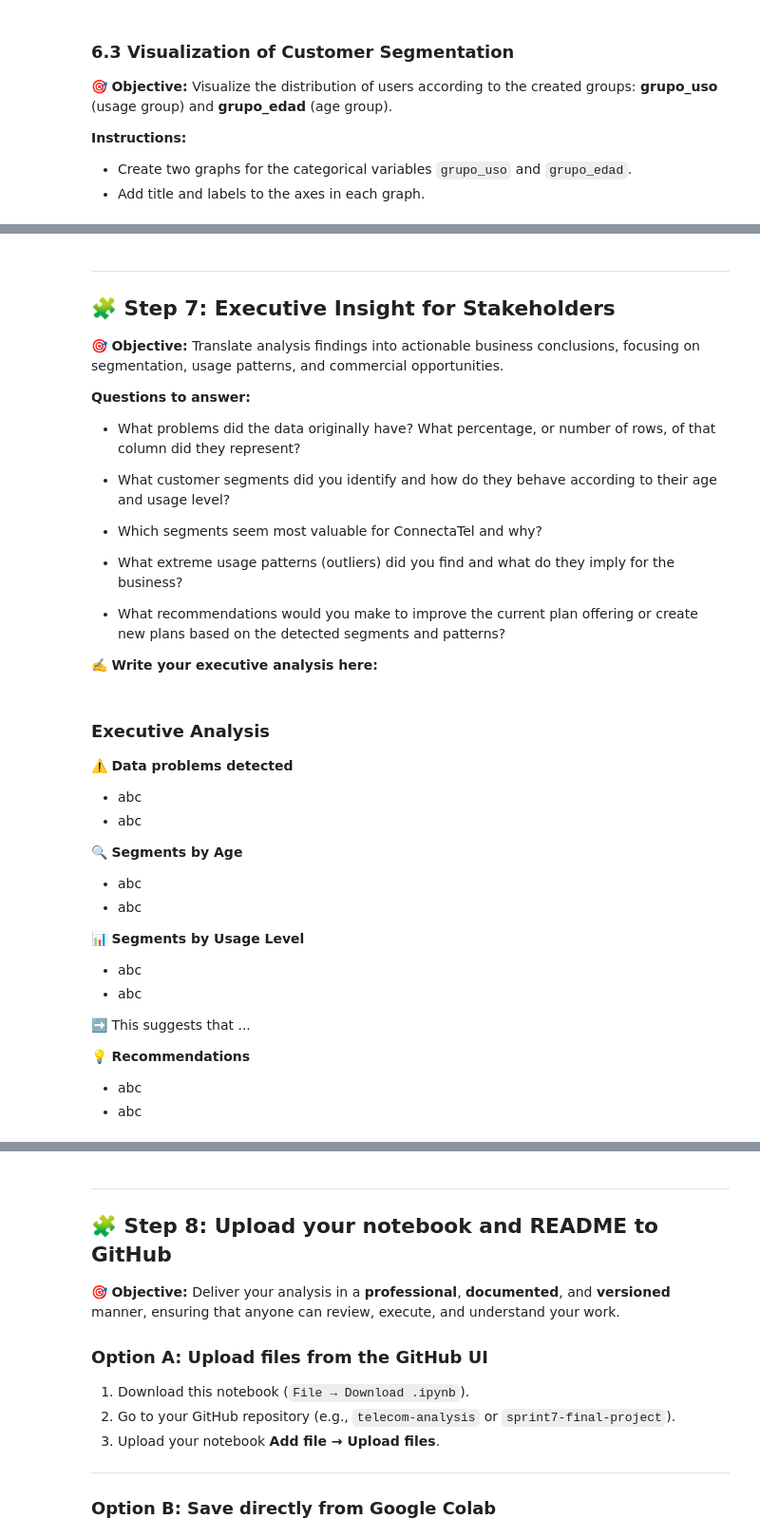
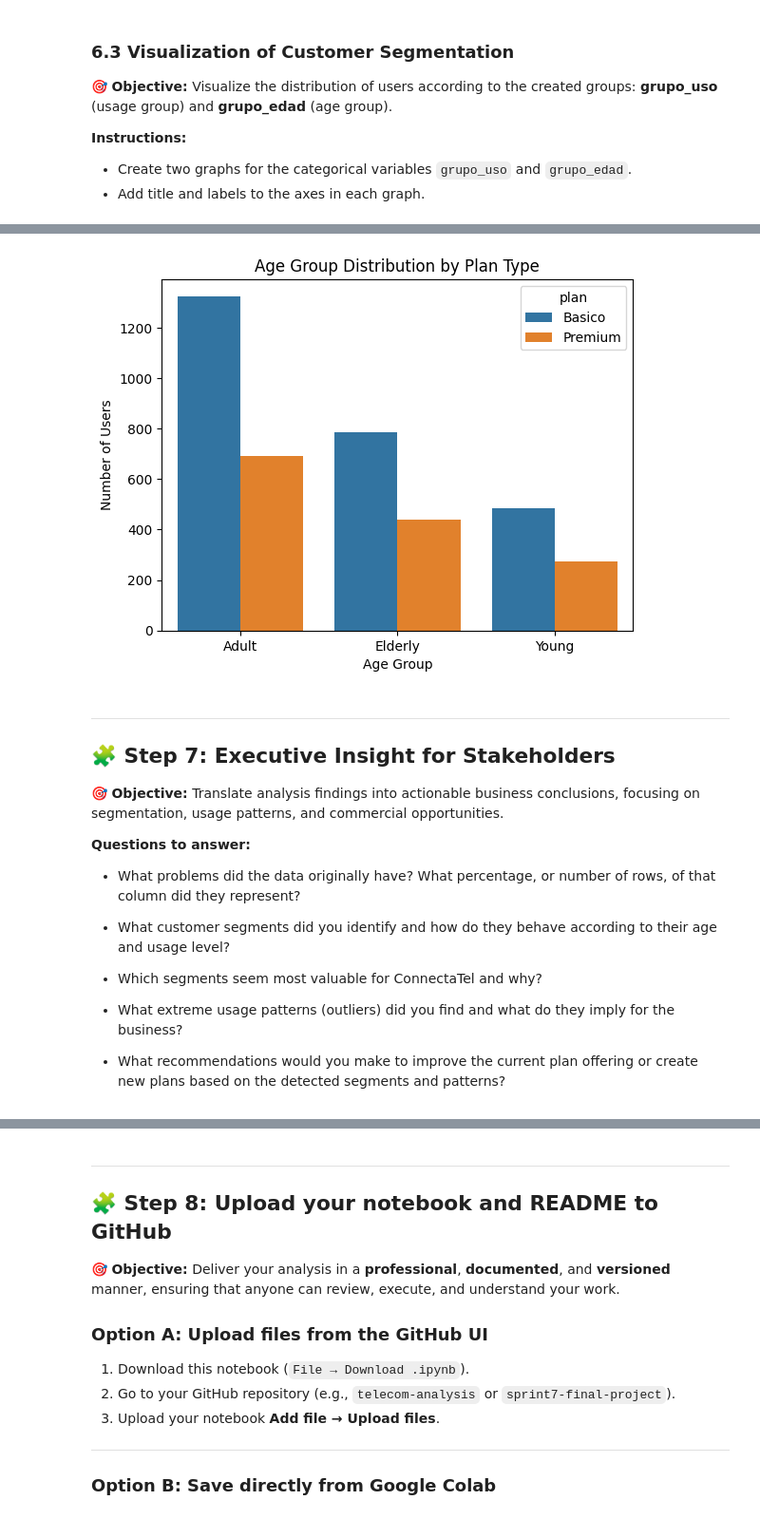
Before and after one commit to IngLuisGarcia17/S7-Project_ConnectaTel, a Jupyter notebook: Copia_de_S7_Project_ConnectaTel.ipynb, the cells around one changed output, grey strips where cells are left out. Shown at 95% size. Saved outputs shown, nothing was run; the diff lists cells and outputs as text; code cells hidden in the pictures.

```diff
--- a/Copia_de_S7_Project_ConnectaTel.ipynb
+++ b/Copia_de_S7_Project_ConnectaTel.ipynb
@@ -796,3 +831,15 @@ plt.show()
+# %%
+# Visualization of segments by age
+sns.countplot(data = user_profile,
+              x = 'age_group',
+              hue = 'plan')
+plt.title('Age Group Distribution by Plan Type')
+plt.xlabel('Age Group')
+plt.ylabel('Number of Users')
+
+plt.show()
+# %% [output]
+[figure, added]
 # %% [markdown]
 
 ---
@@ -810,29 +857,3 @@ plt.show()
 
 
 - What recommendations would you make to improve the current plan offering or create new plans based on the detected segments and patterns?
-
-✍️ **Write your executive analysis here:**
-# %% [markdown]
-### Executive Analysis
-
-⚠️ **Data problems detected**
-- abc
-- abc
-
-
-🔍 **Segments by Age**
-- abc
-- abc
-
-
-📊 **Segments by Usage Level**
-- abc
-- abc
-
-
-➡️ This suggests that ...
-
-
-💡 **Recommendations**
-- abc
-- abc
```
Also changed, not shown: parts of 17 cells of this notebook.
